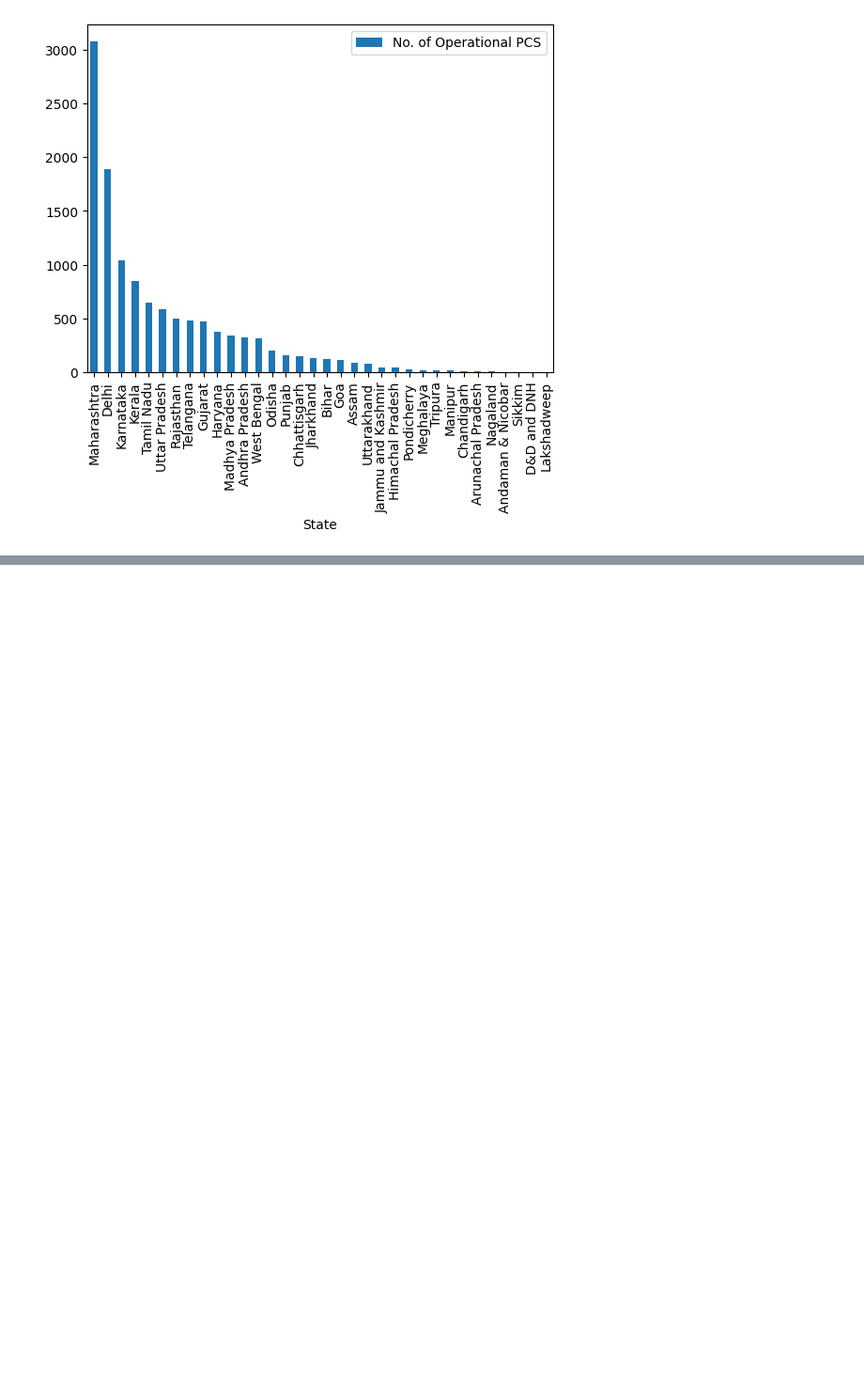
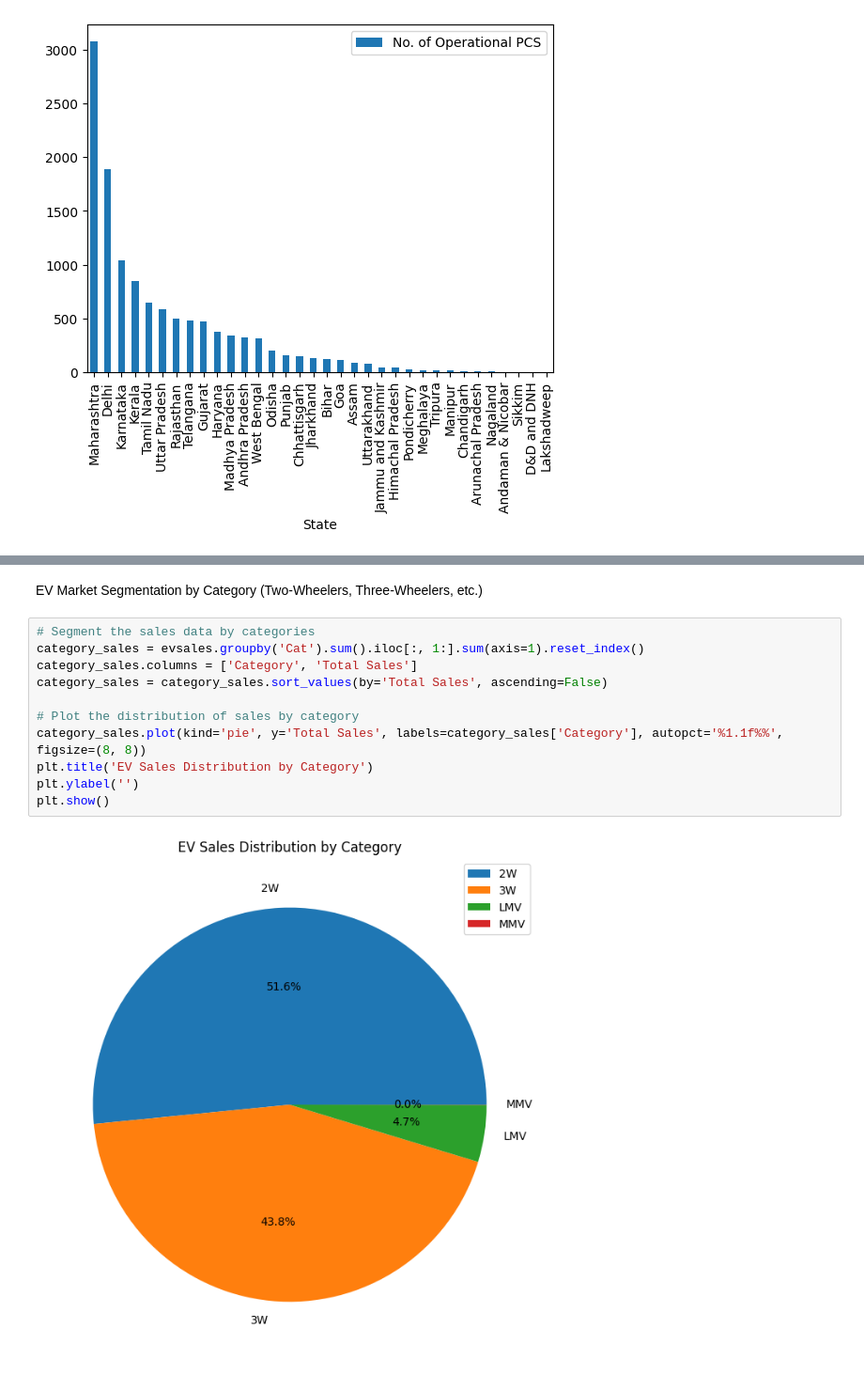
Before and after one commit to Samplergithub769/Indian-EV-Market-from-2001---2024, a Jupyter notebook: Indian_EV_Market_from_2001_2024.ipynb, the cells around one changed output, grey strips where cells are left out. Shown at 94% size. Drawn from its saved outputs; the diff is of its cells as text; blank space fills up the shorter version.

```diff
--- a/Indian_EV_Market_from_2001_2024.ipynb
+++ b/Indian_EV_Market_from_2001_2024.ipynb
@@ -368,0 +399,15 @@ evcharging_station.plot(kind = 'bar' ,x ='State' ,y ='No. of Operational PCS' )
+# %% [markdown]
+EV Market Segmentation by Category (Two-Wheelers, Three-Wheelers, etc.)
+# %%
+# Segment the sales data by categories
+category_sales = evsales.groupby('Cat').sum().iloc[:, 1:].sum(axis=1).reset_index()
+category_sales.columns = ['Category', 'Total Sales']
+category_sales = category_sales.sort_values(by='Total Sales', ascending=False)
+
+# Plot the distribution of sales by category
+category_sales.plot(kind='pie', y='Total Sales', labels=category_sales['Category'], autopct='%1.1f%%', figsize=(8, 8))
+plt.title('EV Sales Distribution by Category')
+plt.ylabel('')
+plt.show()
+# %% [output]
+[figure, added]
```
Also changed, not shown: parts of 3 cells of this notebook.
